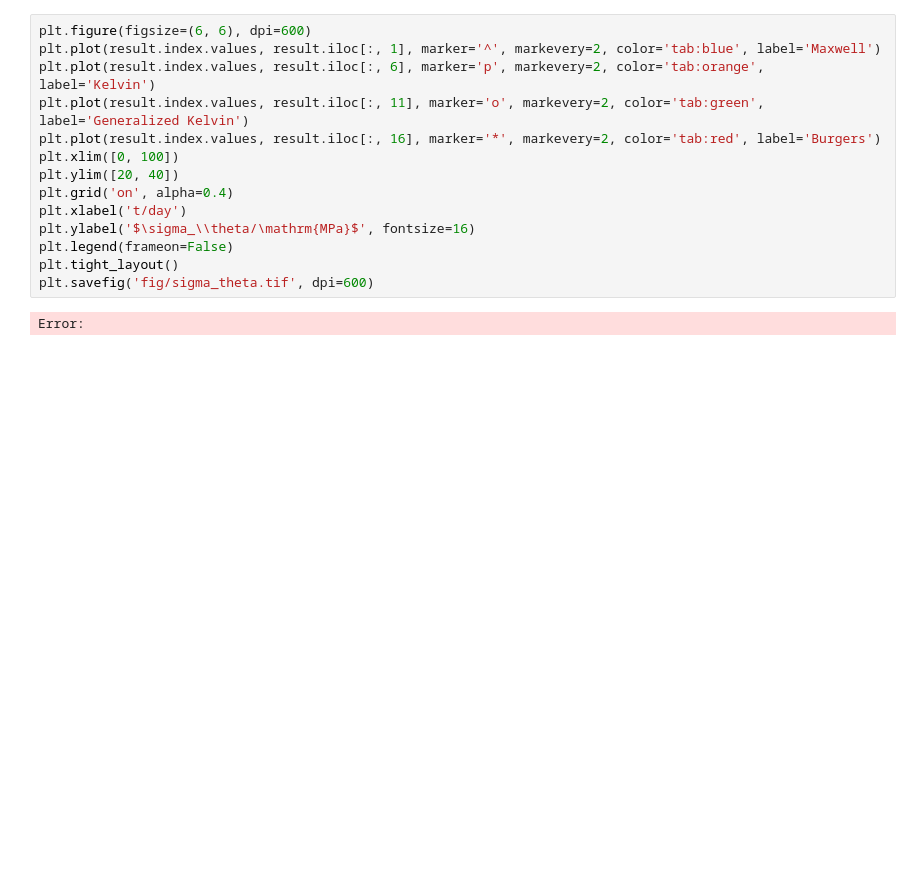
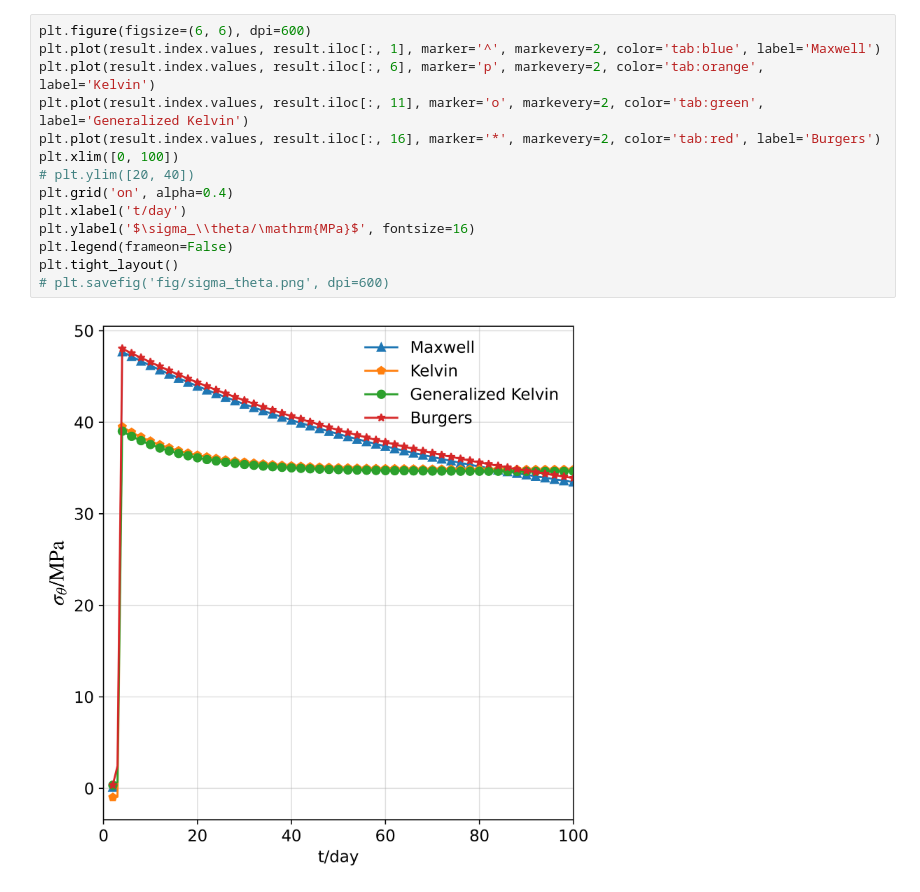
Before and after one commit to sxczlr/signal-recognized, a Jupyter notebook: figure.ipynb, the cells around one changed output. Saved outputs shown, nothing was run; the diff lists cells and outputs as text; blank space fills up the shorter version.

```diff
--- a/figure.ipynb
+++ b/figure.ipynb
@@ -139,19 +160,19 @@ FileNotFoundError: [Errno 2] No such file or directory: 'fig/sigma_r.tif'
 # %%
 plt.figure(figsize=(6, 6), dpi=600)
 plt.plot(result.index.values, result.iloc[:, 1], marker='^', markevery=2, color='tab:blue', label='Maxwell')
 plt.plot(result.index.values, result.iloc[:, 6], marker='p', markevery=2, color='tab:orange', label='Kelvin')
 plt.plot(result.index.values, result.iloc[:, 11], marker='o', markevery=2, color='tab:green', label='Generalized Kelvin')
 plt.plot(result.index.values, result.iloc[:, 16], marker='*', markevery=2, color='tab:red', label='Burgers')
 plt.xlim([0, 100])
-plt.ylim([20, 40])
+# plt.ylim([20, 40])
 plt.grid('on', alpha=0.4)
 plt.xlabel('t/day')
 plt.ylabel('$\sigma_\\theta/\mathrm{MPa}$', fontsize=16)
 plt.legend(frameon=False)
 plt.tight_layout()
-plt.savefig('fig/sigma_theta.tif', dpi=600)
+# plt.savefig('fig/sigma_theta.png', dpi=600)
 # %% [output]
-Error:
+[figure, added]
 # %%
 plt.figure(figsize=(6, 6), dpi=600)
 plt.plot(result.index.values, result.iloc[:, 2], marker='^', markevery=2, color='tab:blue', label='Maxwell')
```
Also changed, not shown: parts of 13 cells of this notebook.
